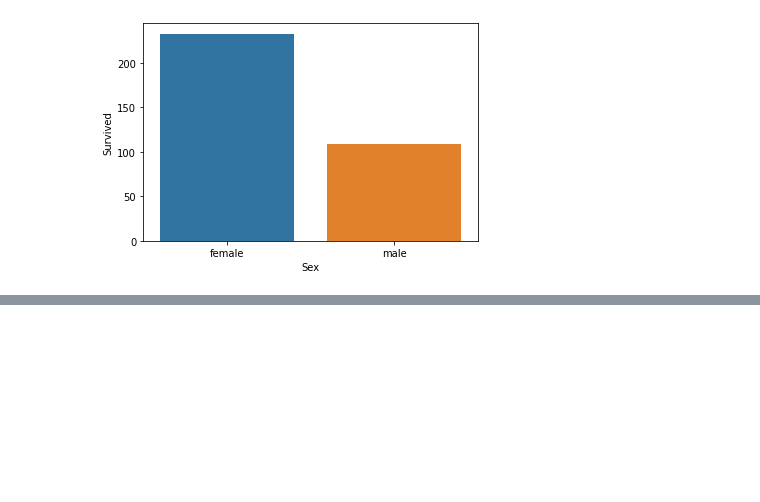
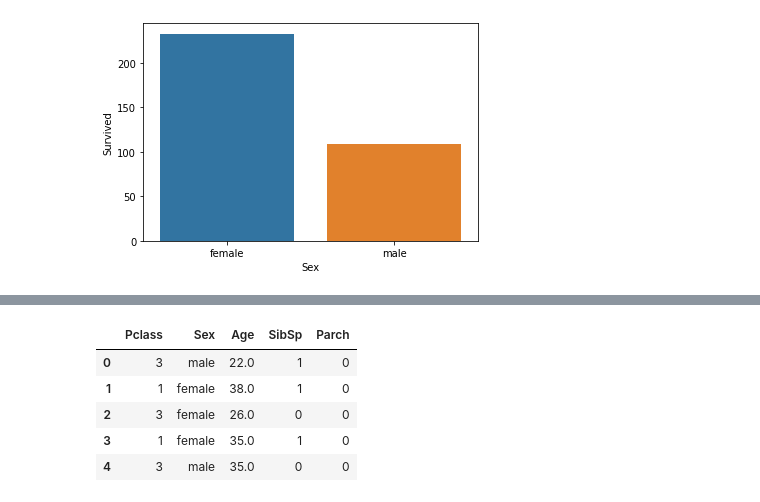
Before and after one commit to abhiraman/ML_Algos, a Jupyter notebook: Logistic_Regression.ipynb, the cells around one changed output, grey strips where cells are left out. Drawn from its saved outputs; the diff is of its cells as text; code cells hidden in the pictures; blank space fills up the shorter version.

```diff
--- a/Logistic_Regression.ipynb
+++ b/Logistic_Regression.ipynb
@@ -54,0 +96,10 @@ plot_feature(train_df,'Sex')
+# %%
+survival = new_train_df['Survived']
+new_train_df = new_train_df.drop('Survived',axis=1)
+# %% [output]
+|  | Pclass | Sex | Age | SibSp | Parch |
+| 0 | 3 | male | 22.0 | 1 | 0 |
+| 1 | 1 | female | 38.0 | 1 | 0 |
+| 2 | 3 | female | 26.0 | 0 | 0 |
+| 3 | 1 | female | 35.0 | 1 | 0 |
+| 4 | 3 | male | 35.0 | 0 | 0 |
```
Also changed, not shown: parts of 14 cells of this notebook.
